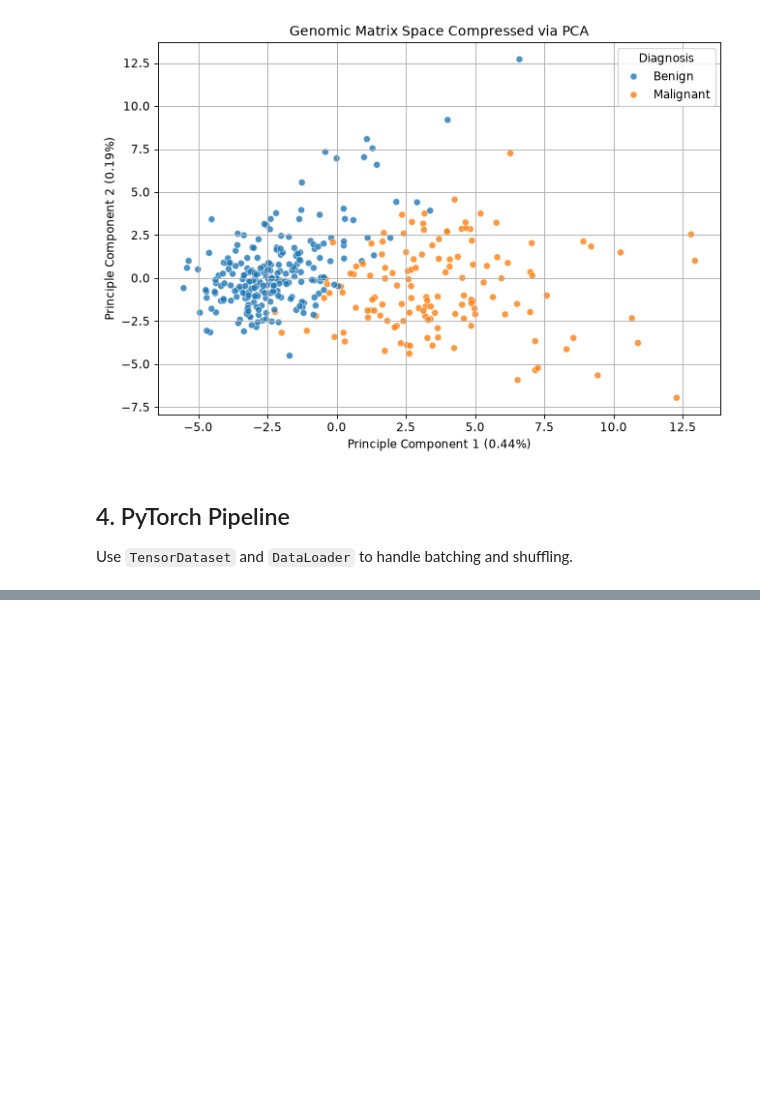
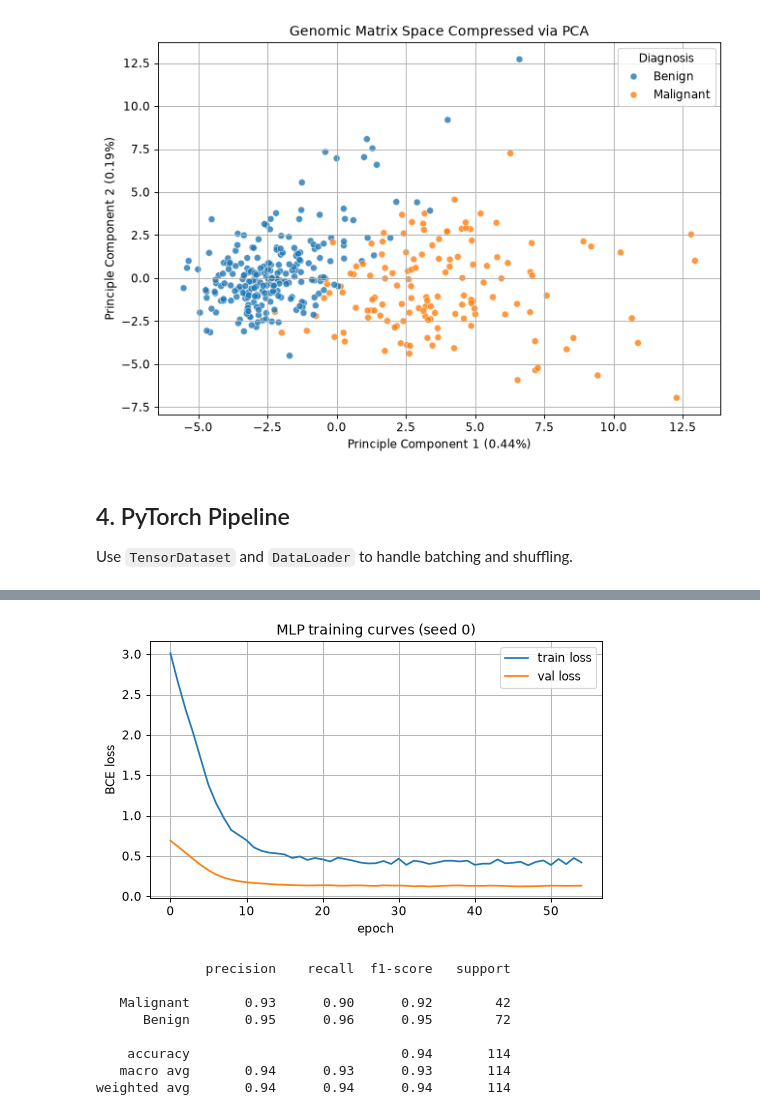
Before and after one commit to zoechow24/breast-tumor-malignancy-classifier, a Jupyter notebook: tumor_expression_classifierV2_pytorch.ipynb, the cells around one changed output, grey strips where cells are left out. Saved outputs shown, nothing was run; the diff lists cells and outputs as text; code cells hidden in the pictures; blank space fills up the shorter version.

Commit message:
finish training and eval of pytorch version; update README

```diff
--- a/tumor_expression_classifierV2_pytorch.ipynb
+++ b/tumor_expression_classifierV2_pytorch.ipynb
@@ -220,0 +272,16 @@ def train_mlp(seed, max_epochs=300, patience=20, lr=1e-3, weight_decay=1e-4):
+# %%
+mlp_runs = []
+models = []
+histories = []
+for seed in range(5):
+    model, history = train_mlp(seed)
+    logits = predict_logits(model, X_test_pca)
+    pred = (logits > 0).astype(int)
+    mlp_runs.append(compute_metrics(y_test, pred, logits))
+    models.append(model)
+    histories.append(history)
+    logging.info(f"seed {seed}: {len(history)} epochs, test acc {mlp_runs[-1]['accuracy']:.4f}")
+
+runs = pd.DataFrame(mlp_runs, index=[f"seed {s}" for s in range(5)])
+display(runs.round(2))                          # per-seed results
+display(runs.agg(['mean', 'std']).T.round(2))
@@ -220,0 +300,24 @@ def train_mlp(seed, max_epochs=300, patience=20, lr=1e-3, weight_decay=1e-4):
+# %%
+history = np.array(histories[0])
+plt.figure(figsize=(7, 4))
+plt.plot(history[:, 0], label='train loss')
+plt.plot(history[:, 1], label='val loss')
+plt.xlabel('epoch'); plt.ylabel('BCE loss'); plt.legend(); plt.grid(True)
+plt.title("MLP training curves (seed 0)")
+plt.show()
+
+logits0 = predict_logits(models[0], X_test_pca)
+print(classification_report(y_test, (logits0 > 0).astype(int),
+                            target_names=['Malignant', 'Benign']))
+
+torch.save(models[0].state_dict(), 'tumor_mlp_seed0.pt')
+# %% [output]
+[figure, added]
+              precision    recall  f1-score   support
+
+   Malignant       0.93      0.90      0.92        42
+      Benign       0.95      0.96      0.95        72
+
+    accuracy                           0.94       114
+   macro avg       0.94      0.93      0.93       114
+weighted avg       0.94      0.94      0.94       114
```
Also changed, not shown: parts of 6 cells of this notebook, 1 other file.
